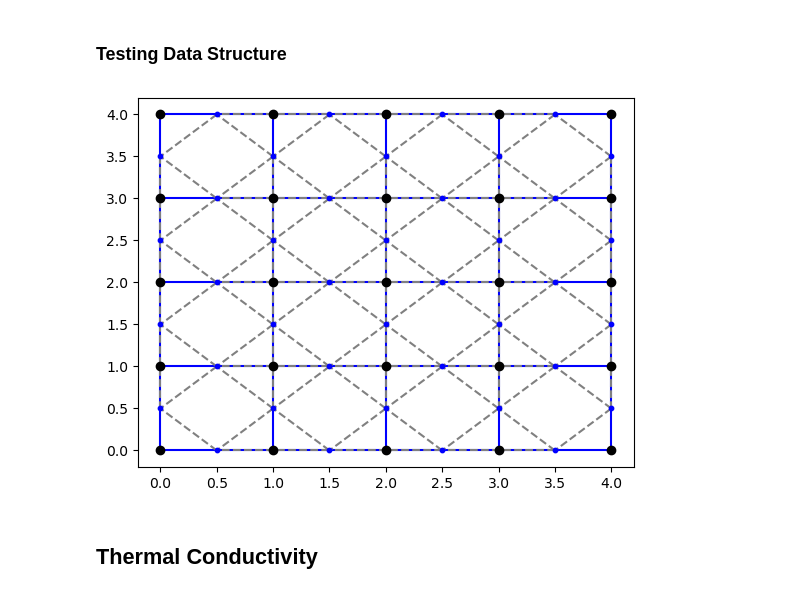
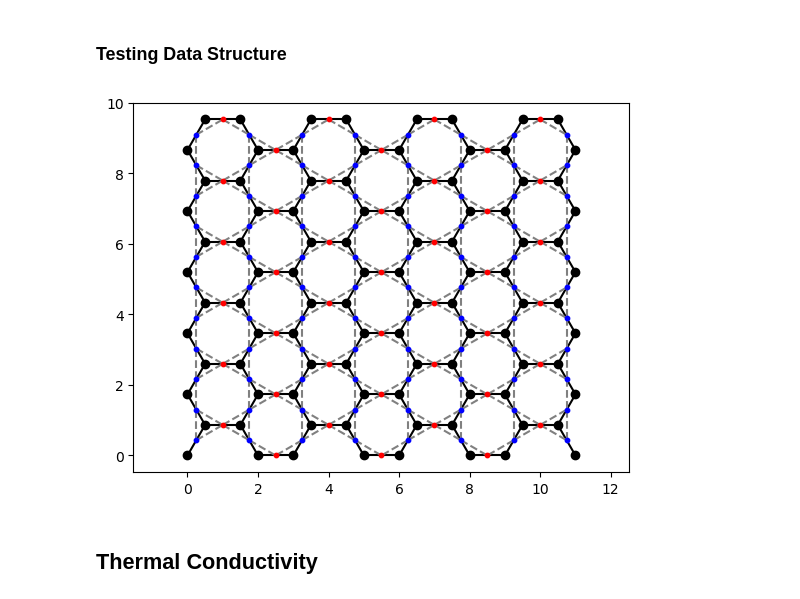
Before and after one commit to EmilySRichards/KineticMonteCarlo, a Jupyter notebook: PROJECT/Main.ipynb, the cells around one changed output. Drawn from its saved outputs; the diff is of its cells as text; code cells hidden in the pictures.

```diff
--- a/PROJECT/Main.ipynb
+++ b/PROJECT/Main.ipynb
@@ -79,10 +79,10 @@ end
 # %% [markdown]
 ### Testing Data Structure
 # %%
-TestBasis = CubicBasis(2)
-vertices, edges = LatticeGrid([5, 5], [false, false], TestBasis)
+TestBasis = HexBasis()
+vertices, edges = LatticeGrid([4, 6], [false, false], TestBasis)
 
-GroundState!(vertices, edges, true)
+GroundState!(vertices, edges, false)
 
 Lvertices, Ledges = LineGraph(vertices, edges);
 # %%
@@ -92,41 +92,44 @@ for e in edges
     r2 = vertices[e.∂[2]].x
 
     if length(TestBasis[4]) == 2
-        plot([r1[1]; r2[1]], [r1[2]; r2[2]], color=(e.σ ? :red : :blue), zorder=1)
+        plot([r1[1]; r2[1]], [r1[2]; r2[2]], color=:black, zorder=1)
     else
         plot3D([r1[1]; r2[1]], [r1[2]; r2[2]], [r1[3]; r2[3]], color=(e.σ ? :red : :blue), zorder=1)
     end
 end
 
 for v in vertices
     if length(TestBasis[4]) == 2
         scatter(v.x[1], v.x[2], color=:black, zorder=3)
     else
         scatter3D(v.x[1], v.x[2], v.x[3], color=:black, zorder=2)
     end
 end
 
 for e in Ledges
     r1 = Lvertices[e.∂[1]].x
     r2 = Lvertices[e.∂[2]].x
 
     if length(TestBasis[4]) == 2
-        plot([r1[1]; r2[1]], [r1[2]; r2[2]], color=:grey, zorder=2, "--")
+        plot([r1[1]; r2[1]], [r1[2]; r2[2]], color=:gray, zorder=2, "--")
     else
-        plot3D([r1[1]; r2[1]], [r1[2]; r2[2]], [r1[3]; r2[3]], color=:grey, zorder=1, "--")
+        plot3D([r1[1]; r2[1]], [r1[2]; r2[2]], [r1[3]; r2[3]], color=:gray, zorder=1, "--")
     end
     #
 end
 
 for v in Lvertices
     if length(TestBasis[4]) == 2
         scatter(v.x[1], v.x[2], color=(v.σ ? :red : :blue), s=10, zorder=4) # color=(A(edges,v)<0 ? :yellow : :black)
     else
         scatter3D(v.x[1], v.x[2], v.x[3], color=(v.σ ? :red : :blue), s=10, zorder=2) # color=(A(edges,v)<0 ? :yellow : :black)
     end
 end
+
+axis("equal")
+savefig("figs/lattice.pdf")
 # %% [output]
-[figure, old version]
+[figure, new version]
 # %% [markdown]
 ## Thermal Conductivity
 # %% [markdown]
```
Also changed, not shown: parts of 25 cells of this notebook, 4 other files.
